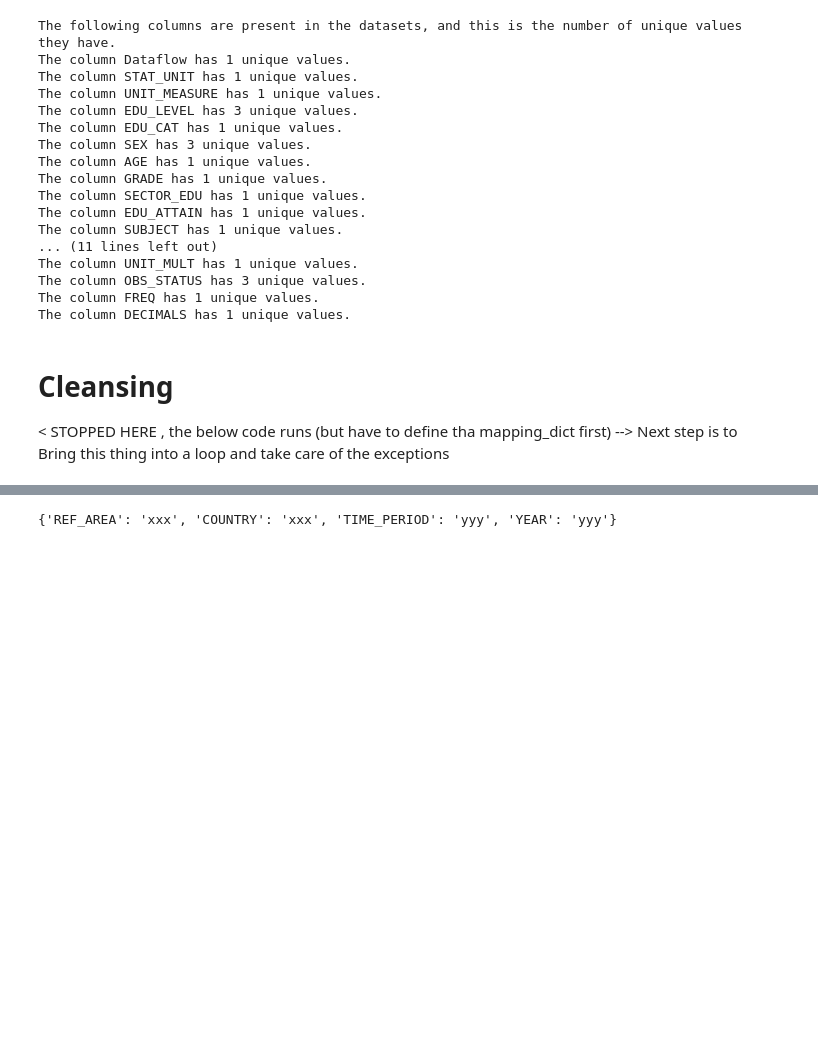
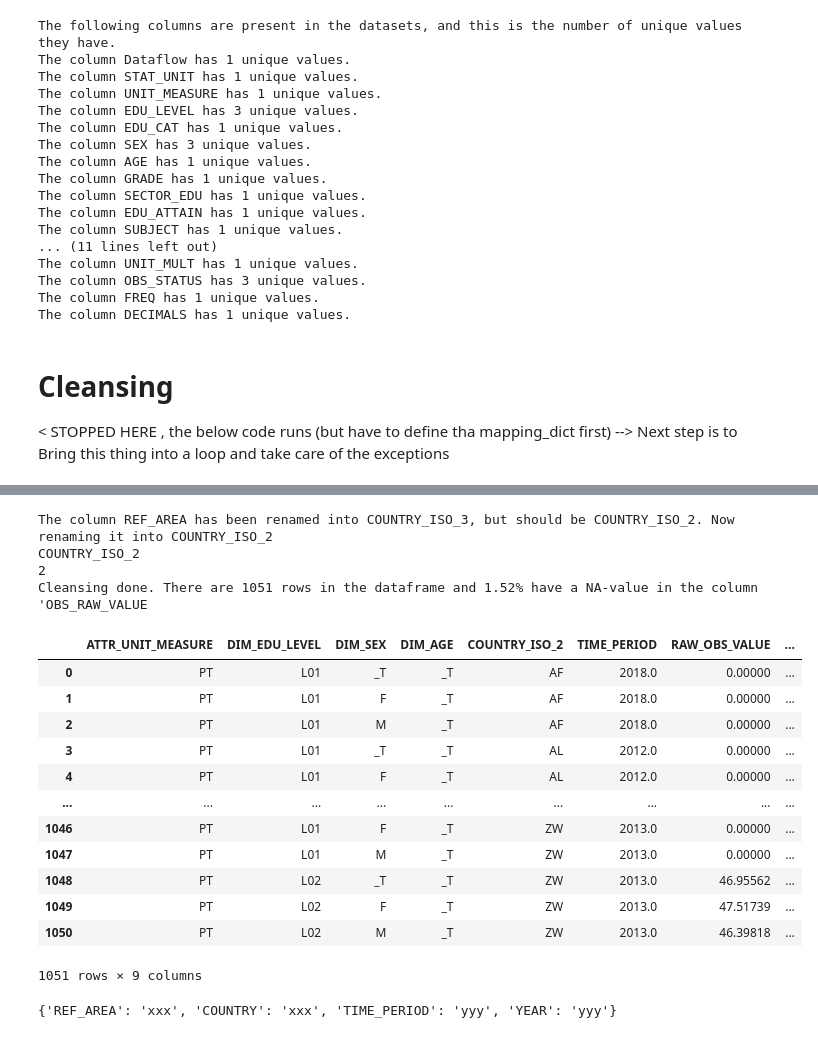
Before and after one commit to m-g-d-c/crba-etl, a Jupyter notebook: main_refactor.ipynb, the cells around one changed output, grey strips where cells are left out. Drawn from its saved outputs; the diff is of its cells as text; code cells hidden in the pictures; blank space fills up the shorter version.

```diff
--- a/main_refactor.ipynb
+++ b/main_refactor.ipynb
@@ -321,3 +469,42 @@ Index(['Unnamed: 0', 'DIM_SDG_GOAL', 'target', 'indicator', 'series',
+# %%
+import cleanse
+import pandas as pd
+
+s52_raw = pd.read_csv(
+    filepath_or_buffer = data_sources_raw / "S-52_raw.csv"
+)
+
+s52_cleansed = cleanse.Cleanser().cleanse(
+    raw_data = s52_raw,
+    mapping_dictionary = mapping_dict,
+    final_sdmx_col_list = sdmx_df_columns_all,
+    dim_cols = sdmx_df_columns_dims,
+    country_cols = sdmx_df_columns_country,
+    time_cols = sdmx_df_columns_time,
+    country_list_full = country_full_list,
+    crba_country_list = country_crba_list
+)
+
+# s102_cleansed["REF_AREA"].apply(lambda x: mean(len(x)))
+s52_cleansed
+# %% [output]
+The column REF_AREA has been renamed into COUNTRY_ISO_3, but should be COUNTRY_ISO_2. Now renaming it into COUNTRY_ISO_2
+COUNTRY_ISO_2
+2
+Cleansing done. There are 1051 rows in the dataframe and 1.52% have a NA-value in the column 'OBS_RAW_VALUE
+|  | ATTR_UNIT_MEASURE | DIM_EDU_LEVEL | DIM_SEX | DIM_AGE | COUNTRY_ISO_2 | TIME_PERIOD | RAW_OBS_VALUE | ... |
+| 0 | PT | L01 | _T | _T | AF | 2018.0 | 0.00000 | ... |
+| 1 | PT | L01 | F | _T | AF | 2018.0 | 0.00000 | ... |
+| 2 | PT | L01 | M | _T | AF | 2018.0 | 0.00000 | ... |
+| 3 | PT | L01 | _T | _T | AL | 2012.0 | 0.00000 | ... |
+| 4 | PT | L01 | F | _T | AL | 2012.0 | 0.00000 | ... |
+| ... | ... | ... | ... | ... | ... | ... | ... | ... |
+| 1046 | PT | L01 | F | _T | ZW | 2013.0 | 0.00000 | ... |
+| 1047 | PT | L01 | M | _T | ZW | 2013.0 | 0.00000 | ... |
+| 1048 | PT | L02 | _T | _T | ZW | 2013.0 | 46.95562 | ... |
+| 1049 | PT | L02 | F | _T | ZW | 2013.0 | 47.51739 | ... |
+| 1050 | PT | L02 | M | _T | ZW | 2013.0 | 46.39818 | ... |
+1051 rows × 9 columns
 # %%
 # from utils import mapping_dictionary
 # %run utils.mapping_dictionary.py
```
Also changed, not shown: parts of 11 cells of this notebook, 2 other files.
